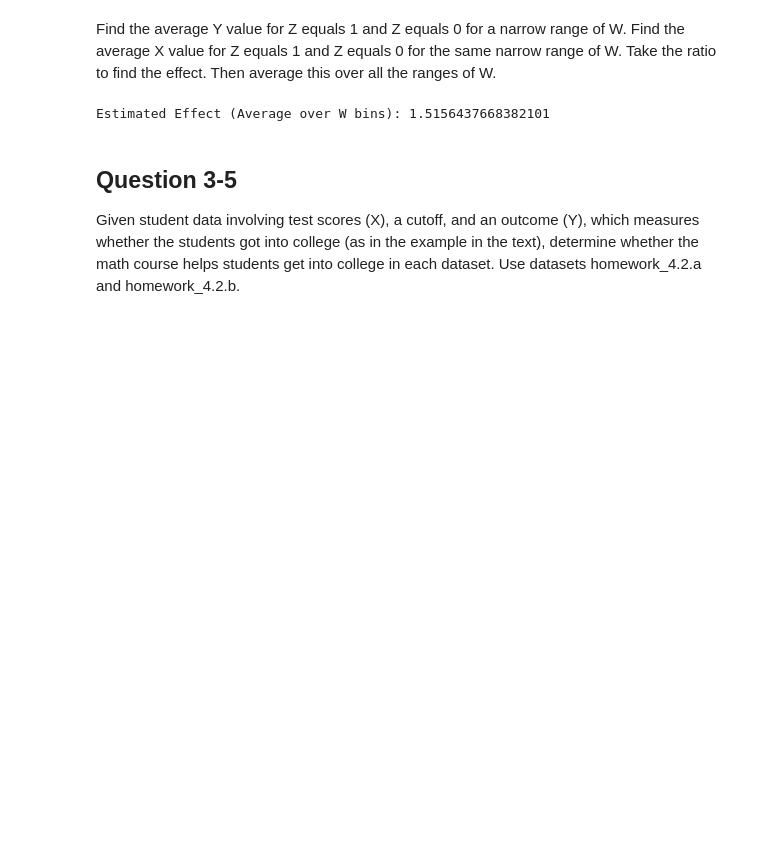
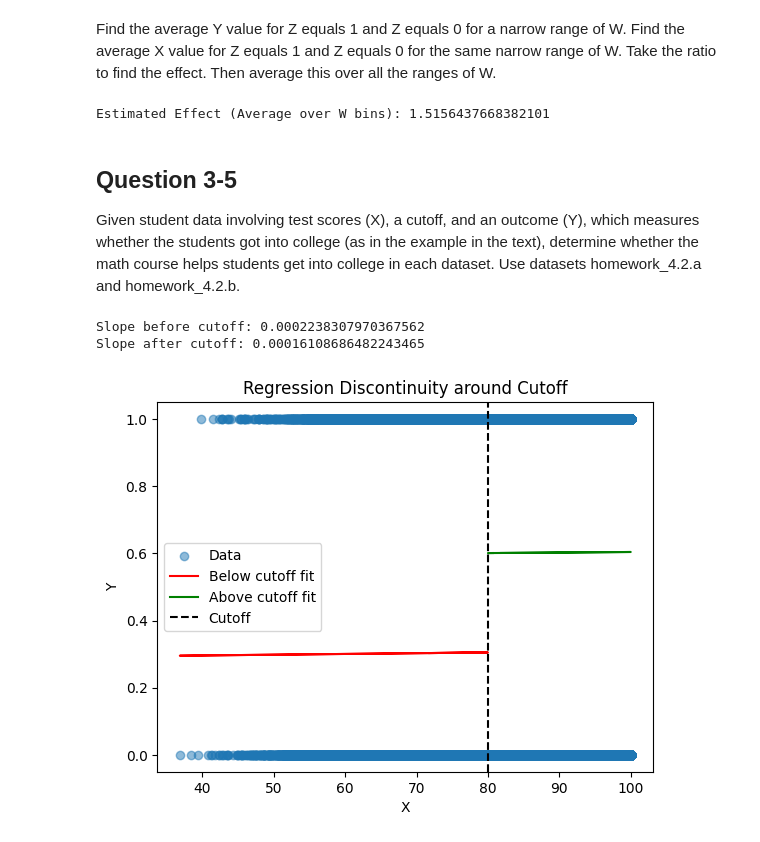
Before and after one commit to DaveD-BU/2025-summer-mod-6-DX702, a Jupyter notebook: HW4.ipynb, the cells around one changed output. Drawn from its saved outputs; the diff is of its cells as text; code cells hidden in the pictures; blank space fills up the shorter version.

```diff
--- a/HW4.ipynb
+++ b/HW4.ipynb
@@ -58,5 +57,5 @@ Estimated Effect (Average over W bins): 1.5156437668382101
 
 Given student data involving test scores (﻿X﻿), a cutoff, and an outcome (Y), which measures whether the students got into college (as in the example in the text), determine whether the math course helps students get into college in each dataset. Use datasets homework_4.2.a and homework_4.2.b.
 # %%
-df_4_2 = pd.read_csv('homework_4.2.a.csv')
-df_4_2 = pd.read_csv('homework_4.2.b.csv')
+df_4_2_a = pd.read_csv('homework_4.2.a.csv')
+df_4_2_b = pd.read_csv('homework_4.2.b.csv')
@@ -62,0 +115,6 @@ df_4_2 = pd.read_csv('homework_4.2.b.csv')
+# %%
+below_4_2_a, above_4_2_a = plot_rdd(df_4_2_a, cutoff=80)
+# %% [output]
+Slope before cutoff: 0.0002238307970367562
+Slope after cutoff: 0.00016108686482243465
+[figure, added]
```
Also changed, not shown: parts of 5 cells of this notebook, 2 other files.
